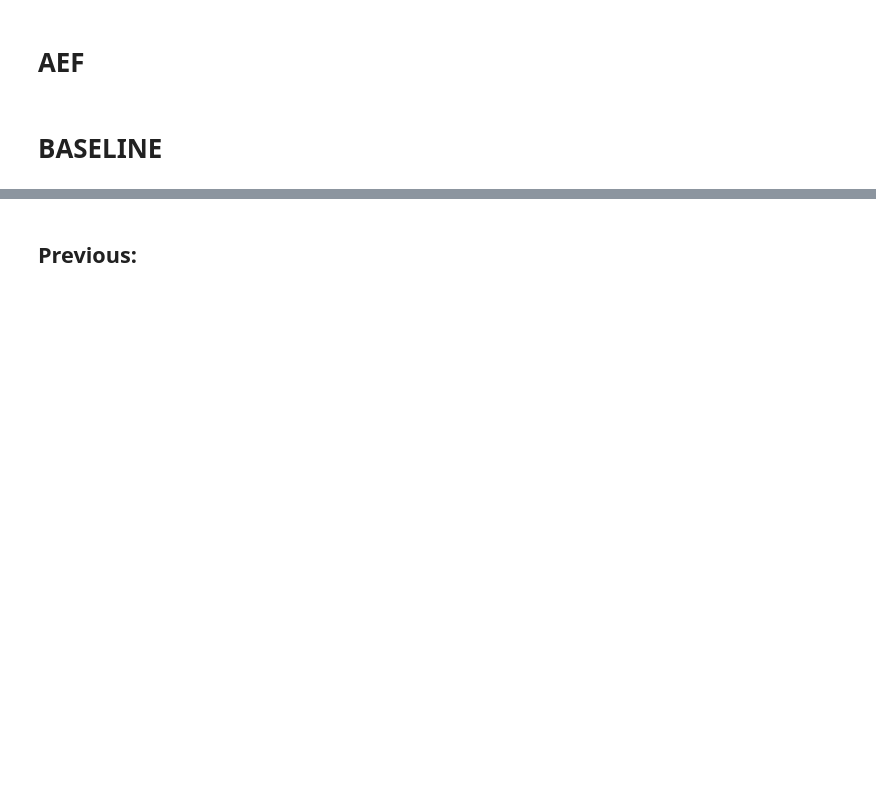
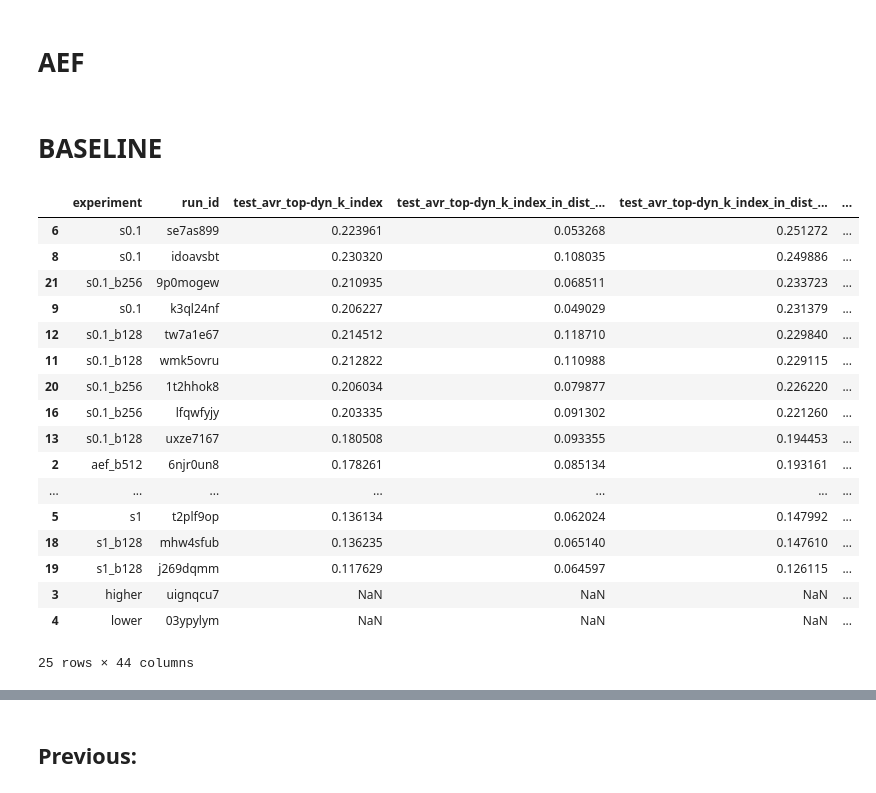
Before and after one commit to WUR-AI/aether, a Jupyter notebook: notebooks/22-TvdP-wandb_satbird_alignment_table.ipynb, the cells around one changed output, grey strips where cells are left out. Cells and saved outputs as stored; diff of their text form; code cells hidden in the pictures; blank space fills up the shorter version.

```diff
--- a/notebooks/22-TvdP-wandb_satbird_alignment_table.ipynb
+++ b/notebooks/22-TvdP-wandb_satbird_alignment_table.ipynb
@@ -213,7 +262,7 @@ for r in run_list:
     #     continue
     # else:
     #     list_other.append(r)
-    if r["experiment"].startswith("baseline"):
+    if r["experiment"].startswith("baseline") or r["experiment"].startswith("geoclip"):
         list_other.append(r)
     else:
         list_aef.append(r)
@@ -266,5 +336,26 @@ best_aef_run_config["model.geo_encoder._target_"]  # = df_dict['aef']
 # %% [markdown]
 # BASELINE
+# %%
+df_dict['aef']
+# %% [output]
+|  | experiment | run_id | test_avr_top-dyn_k_index | test_avr_top-dyn_k_index_in_dist_... | test_avr_top-dyn_k_index_in_dist_... | ... |
+| 6 | s0.1 | se7as899 | 0.223961 | 0.053268 | 0.251272 | ... |
+| 8 | s0.1 | idoavsbt | 0.230320 | 0.108035 | 0.249886 | ... |
+| 21 | s0.1_b256 | 9p0mogew | 0.210935 | 0.068511 | 0.233723 | ... |
+| 9 | s0.1 | k3ql24nf | 0.206227 | 0.049029 | 0.231379 | ... |
+| 12 | s0.1_b128 | tw7a1e67 | 0.214512 | 0.118710 | 0.229840 | ... |
+| 11 | s0.1_b128 | wmk5ovru | 0.212822 | 0.110988 | 0.229115 | ... |
+| 20 | s0.1_b256 | 1t2hhok8 | 0.206034 | 0.079877 | 0.226220 | ... |
+| 16 | s0.1_b256 | lfqwfyjy | 0.203335 | 0.091302 | 0.221260 | ... |
+| 13 | s0.1_b128 | uxze7167 | 0.180508 | 0.093355 | 0.194453 | ... |
+| 2 | aef_b512 | 6njr0un8 | 0.178261 | 0.085134 | 0.193161 | ... |
+| ... | ... | ... | ... | ... | ... | ... |
+| 5 | s1 | t2plf9op | 0.136134 | 0.062024 | 0.147992 | ... |
+| 18 | s1_b128 | mhw4sfub | 0.136235 | 0.065140 | 0.147610 | ... |
+| 19 | s1_b128 | j269dqmm | 0.117629 | 0.064597 | 0.126115 | ... |
+| 3 | higher | uignqcu7 | NaN | NaN | NaN | ... |
+| 4 | lower | 03ypylym | NaN | NaN | NaN | ... |
+25 rows × 44 columns
 # %%
 df_dict["baseline"][
     df_dict["baseline"]["model._target_"] == "src.models.text_alignment_model.TextAlignmentModel"
```
Also changed, not shown: parts of 12 cells of this notebook.
